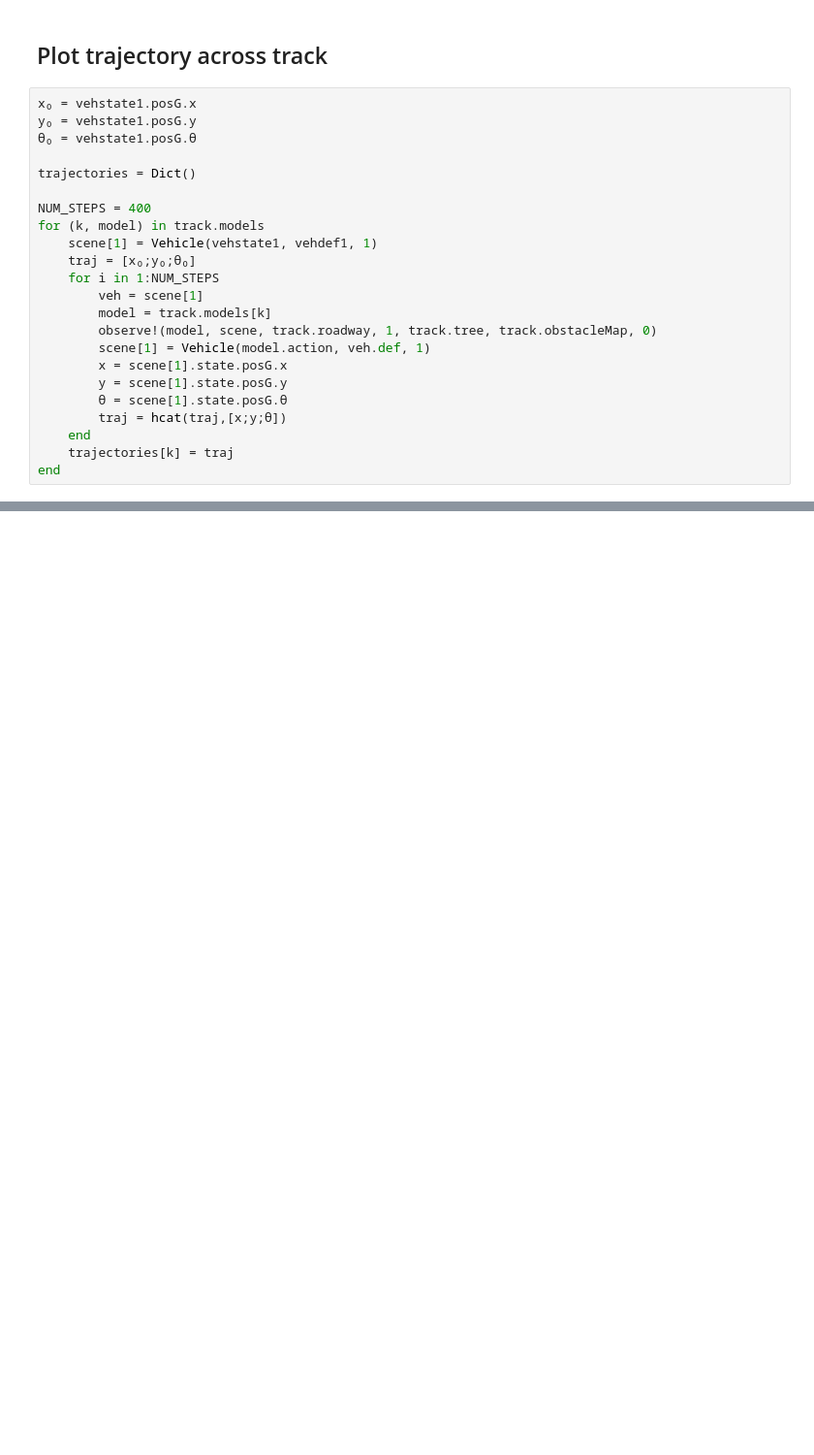
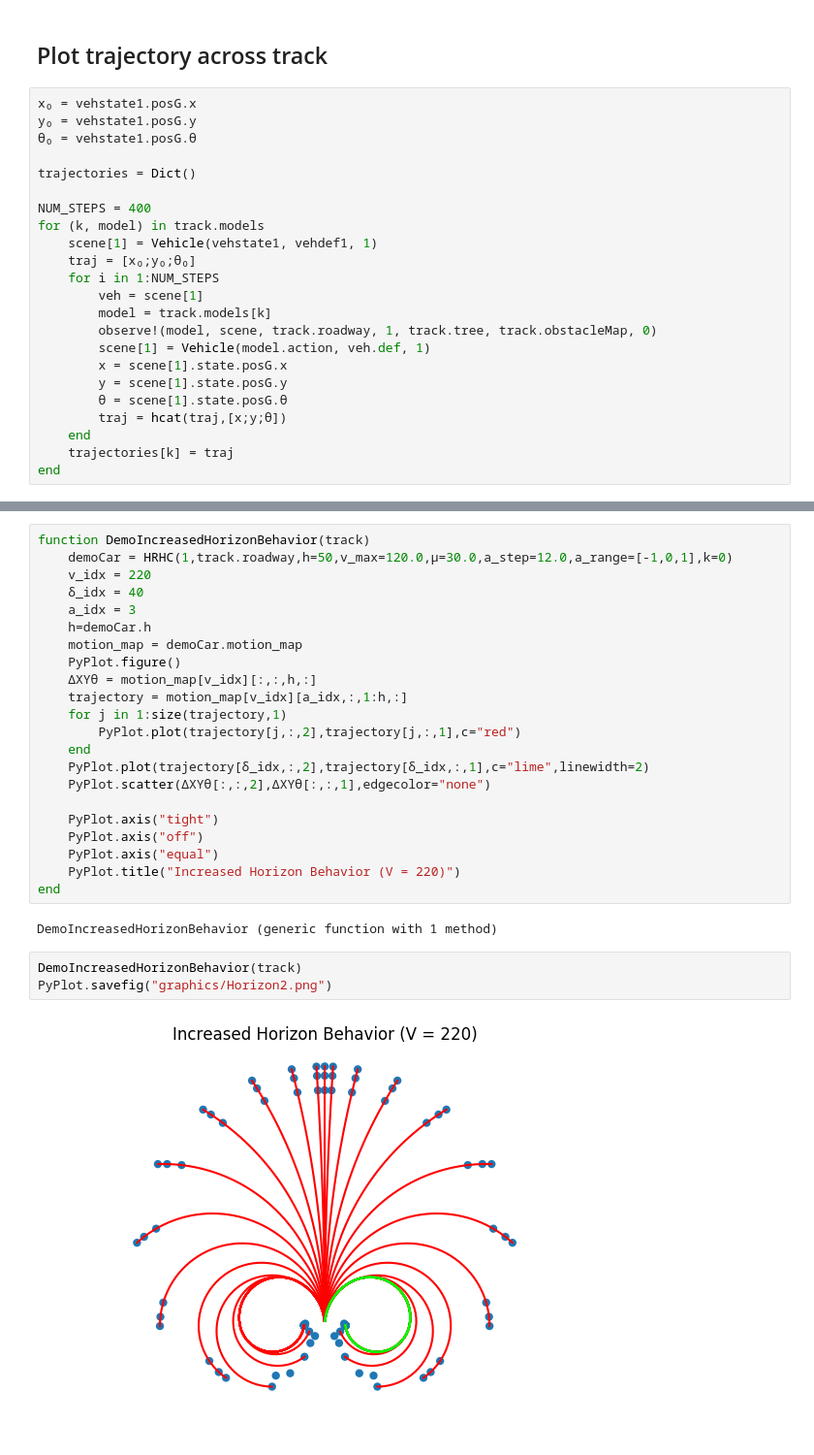
Before and after one commit to kylejbrown17/OptimalControlProject, a Jupyter notebook: LevelKRacing.ipynb, the cells around one changed output, grey strips where cells are left out. Shown at 97% size. Cells and saved outputs as stored; diff of their text form; blank space fills up the shorter version.

```diff
--- a/LevelKRacing.ipynb
+++ b/LevelKRacing.ipynb
@@ -191,0 +207,29 @@ scene[1].state.posG.x, scene[1].state.posG.y, scene[1].state.posG.θ
+# %%
+function DemoIncreasedHorizonBehavior(track)
+    demoCar = HRHC(1,track.roadway,h=50,v_max=120.0,μ=30.0,a_step=12.0,a_range=[-1,0,1],k=0)
+    v_idx = 220
+    δ_idx = 40
+    a_idx = 3
+    h=demoCar.h
+    motion_map = demoCar.motion_map
+    PyPlot.figure()
+    ΔXYθ = motion_map[v_idx][:,:,h,:]
+    trajectory = motion_map[v_idx][a_idx,:,1:h,:]
+    for j in 1:size(trajectory,1)
+        PyPlot.plot(trajectory[j,:,2],trajectory[j,:,1],c="red")
+    end
+    PyPlot.plot(trajectory[δ_idx,:,2],trajectory[δ_idx,:,1],c="lime",linewidth=2)
+    PyPlot.scatter(ΔXYθ[:,:,2],ΔXYθ[:,:,1],edgecolor="none")
+
+    PyPlot.axis("tight")
+    PyPlot.axis("off")
+    PyPlot.axis("equal")
+    PyPlot.title("Increased Horizon Behavior (V = 220)")
+end
+# %% [output]
+DemoIncreasedHorizonBehavior (generic function with 1 method)
+# %%
+DemoIncreasedHorizonBehavior(track)
+PyPlot.savefig("graphics/Horizon2.png")
+# %% [output]
+[figure, added]
```
Also changed, not shown: parts of 15 cells of this notebook, 3 other files.
